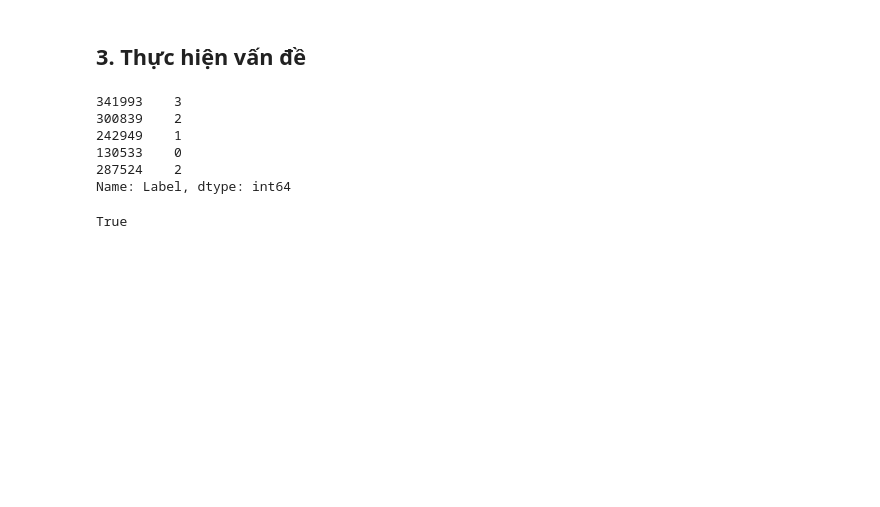
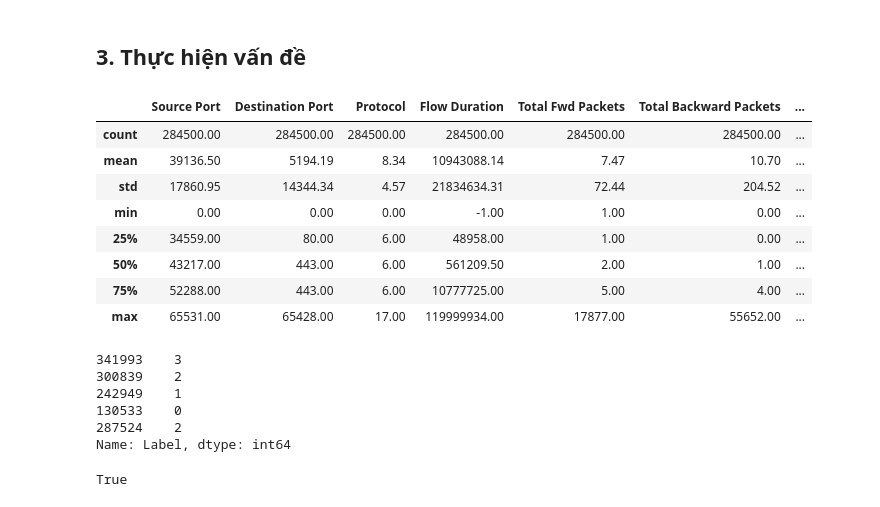
Before and after one commit to VietDQ1904/DataMining-Project-2026, a Jupyter notebook: source/features/features.ipynb, the cells around one changed output. Drawn from its saved outputs; the diff is of its cells as text; code cells hidden in the pictures; blank space fills up the shorter version.

```diff
--- a/source/features/features.ipynb
+++ b/source/features/features.ipynb
@@ -71,6 +74,18 @@ x_val, x_test, y_val, y_test = train_test_split(
     random_state=RANDOM_STATE,
     stratify=y_temp
 )
+# %%
+x_train.describe()
+# %% [output]
+|  | Source Port | Destination Port | Protocol | Flow Duration | Total Fwd Packets | Total Backward Packets | ... |
+| count | 284500.00 | 284500.00 | 284500.00 | 284500.00 | 284500.00 | 284500.00 | ... |
+| mean | 39136.50 | 5194.19 | 8.34 | 10943088.14 | 7.47 | 10.70 | ... |
+| std | 17860.95 | 14344.34 | 4.57 | 21834634.31 | 72.44 | 204.52 | ... |
+| min | 0.00 | 0.00 | 0.00 | -1.00 | 1.00 | 0.00 | ... |
+| 25% | 34559.00 | 80.00 | 6.00 | 48958.00 | 1.00 | 0.00 | ... |
+| 50% | 43217.00 | 443.00 | 6.00 | 561209.50 | 2.00 | 1.00 | ... |
+| 75% | 52288.00 | 443.00 | 6.00 | 10777725.00 | 5.00 | 4.00 | ... |
+| max | 65531.00 | 65428.00 | 17.00 | 119999934.00 | 17877.00 | 55652.00 | ... |
 # %%
 mapping = {'Android_Adware': 0,
             'Android_Scareware': 1,
```
Also changed, not shown: parts of 21 cells of this notebook, 1 other file.
